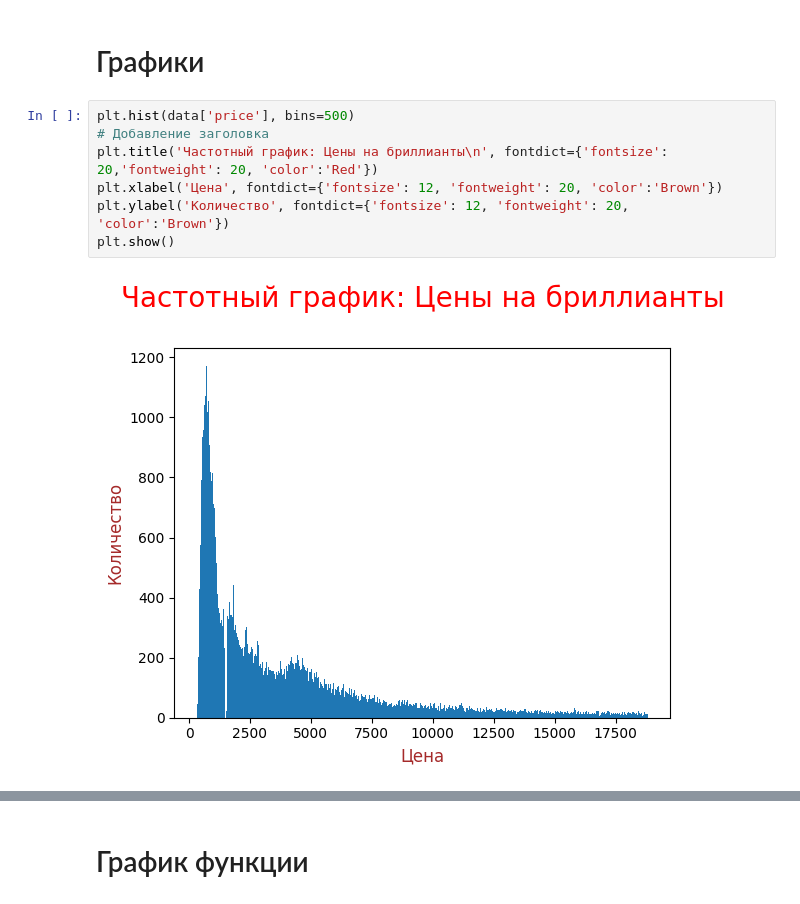
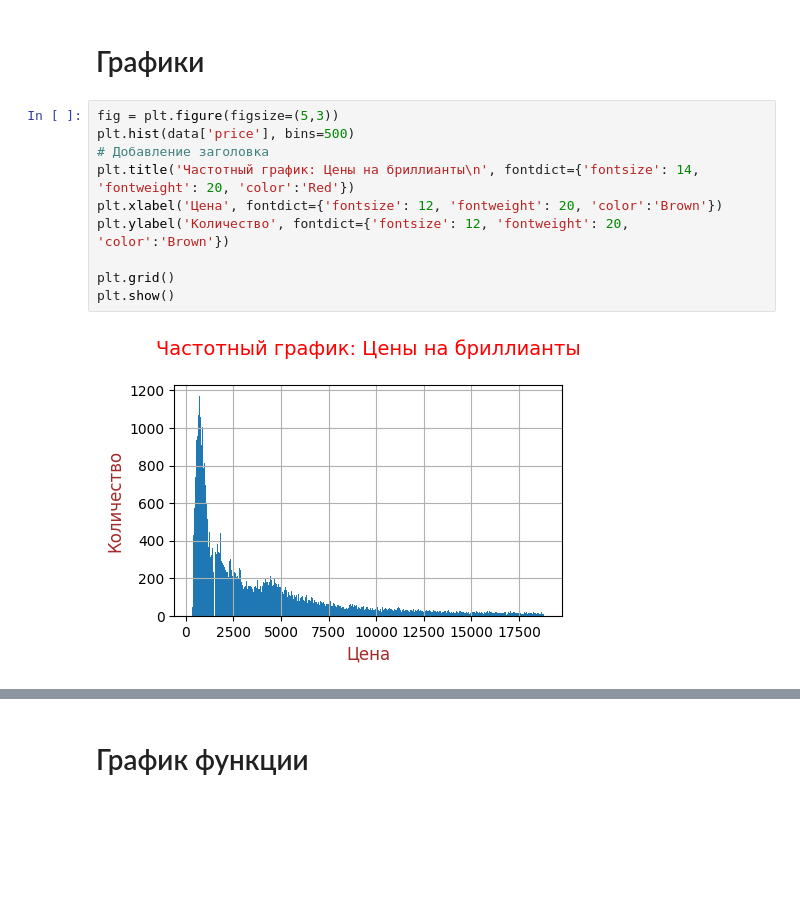
Before and after one commit to vlad-vlg/Jupyter, a Jupyter notebook: Second.ipynb, the cells around one changed output, grey strips where cells are left out. Drawn from its saved outputs; the diff is of its cells as text; blank space fills up the shorter version.

Commit message:
Редактирование оформления графиков

```diff
--- a/Second.ipynb
+++ b/Second.ipynb
@@ -43,14 +43,17 @@ data.head()
 # %% [markdown]
 # Графики
 # %%
+fig = plt.figure(figsize=(5,3))
 plt.hist(data['price'], bins=500)
 # Добавление заголовка
-plt.title('Частотный график: Цены на бриллианты\n', fontdict={'fontsize': 20,'fontweight': 20, 'color':'Red'})
+plt.title('Частотный график: Цены на бриллианты\n', fontdict={'fontsize': 14, 'fontweight': 20, 'color':'Red'})
 plt.xlabel('Цена', fontdict={'fontsize': 12, 'fontweight': 20, 'color':'Brown'})
 plt.ylabel('Количество', fontdict={'fontsize': 12, 'fontweight': 20, 'color':'Brown'})
+
+plt.grid()
 plt.show()
 # %% [output]
-[figure, old version]
+[figure, new version]
 # %%
 groupdata = data.groupby('cut').count()
 groupdata
```
Also changed, not shown: parts of 5 cells of this notebook, 1 other file.
